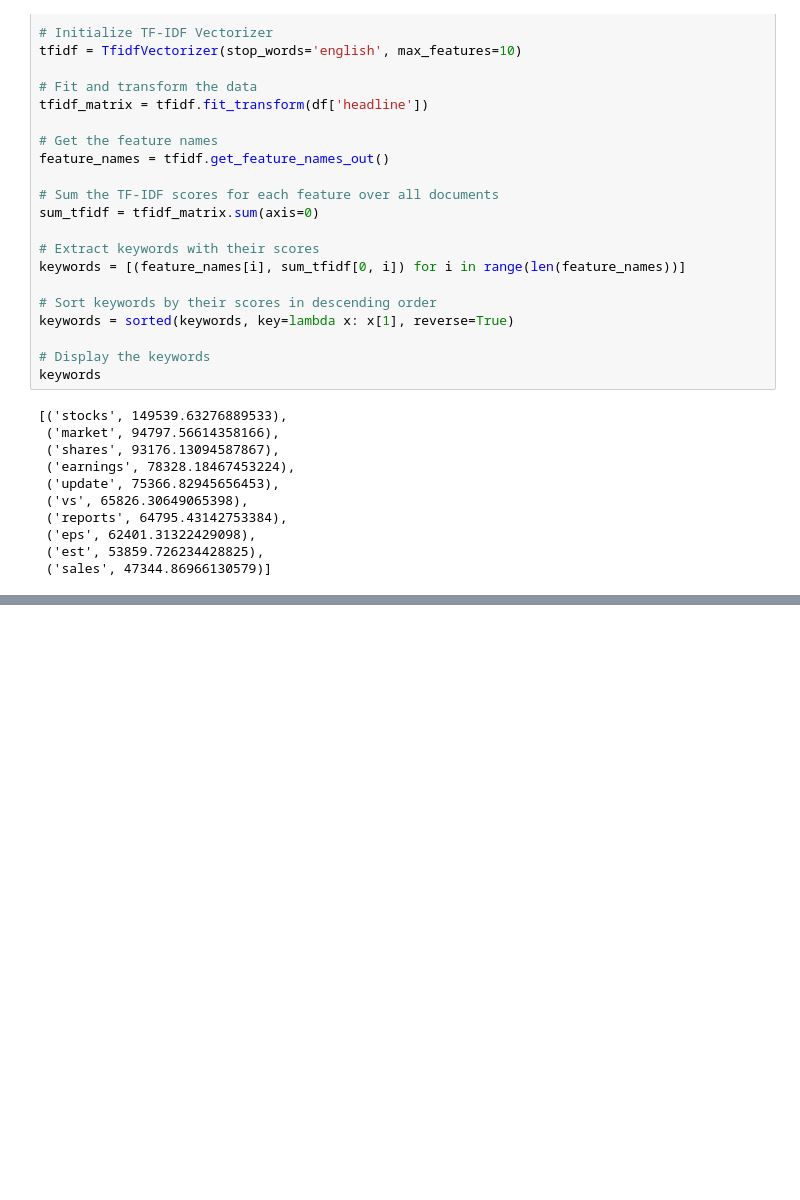
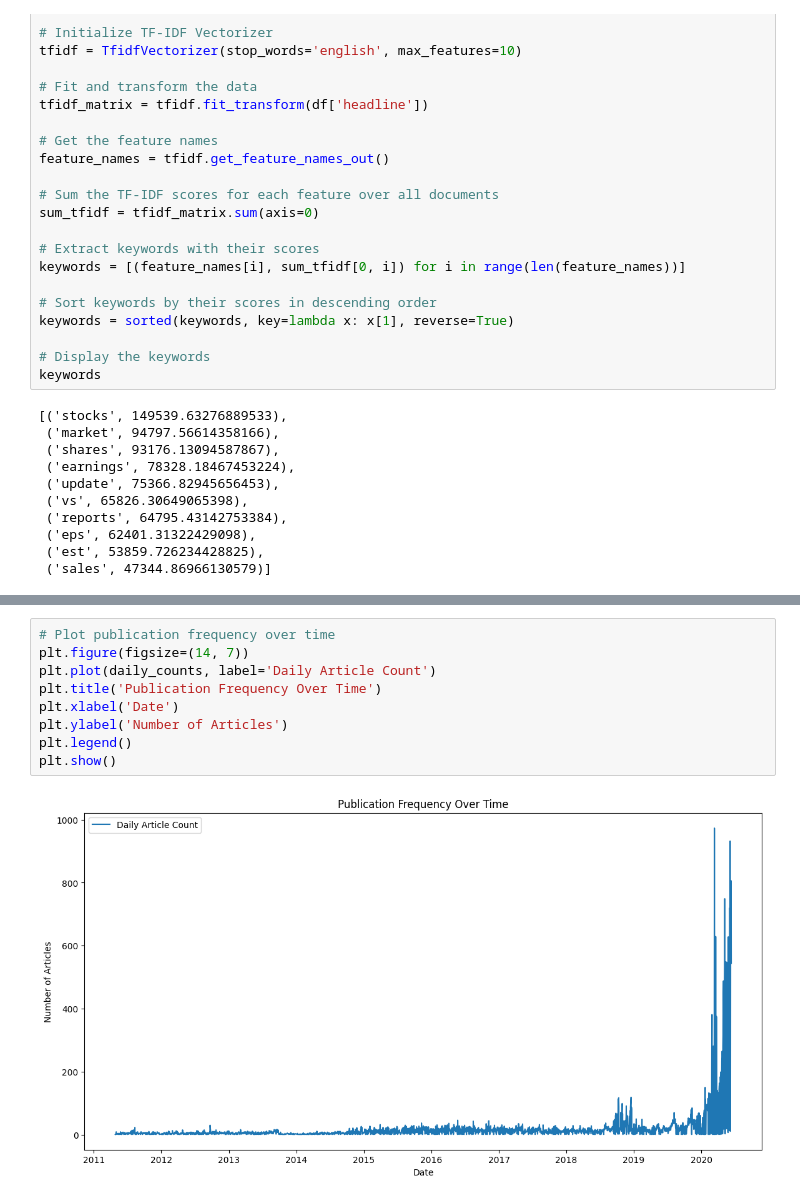
Before and after one commit to Ofgeha-Gelana/Nova-Financial-Solution, a Jupyter notebook: notebooks/eda.ipynb, the cells around one changed output, grey strips where cells are left out. Saved outputs shown, nothing was run; the diff lists cells and outputs as text; blank space fills up the shorter version.

```diff
--- a/notebooks/eda.ipynb
+++ b/notebooks/eda.ipynb
@@ -555,0 +273,11 @@ daily_return        NaN           NaN
+# %%
+# Plot publication frequency over time
+plt.figure(figsize=(14, 7))
+plt.plot(daily_counts, label='Daily Article Count')
+plt.title('Publication Frequency Over Time')
+plt.xlabel('Date')
+plt.ylabel('Number of Articles')
+plt.legend()
+plt.show()
+# %% [output]
+[figure, added]
```
Also changed, not shown: parts of 28 cells of this notebook.
